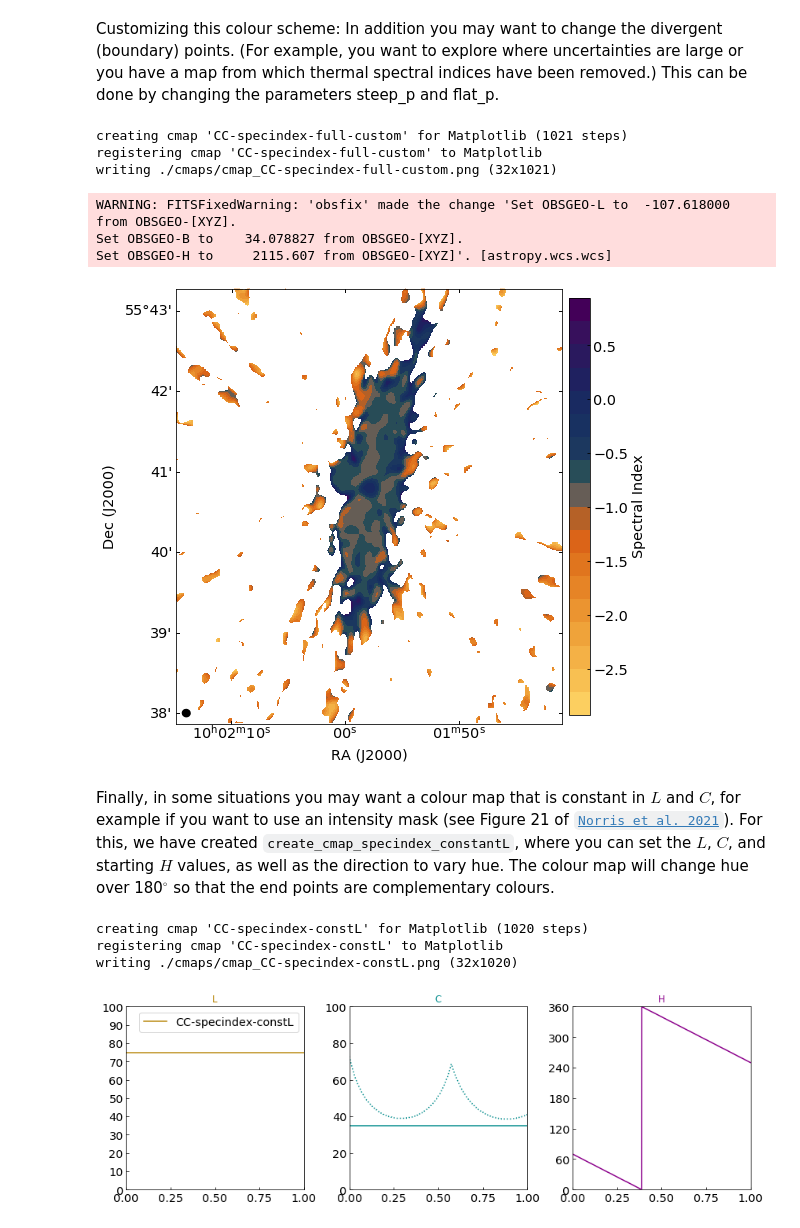
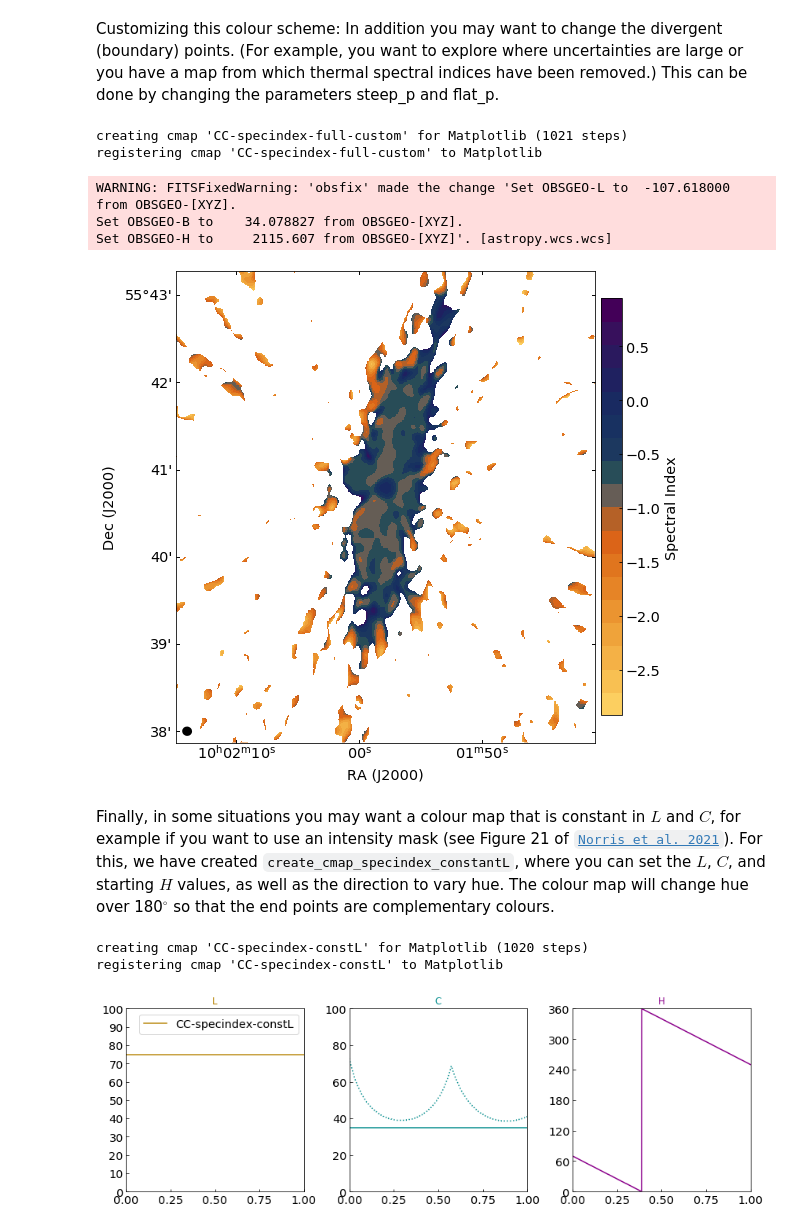
Before and after one commit to mlarichardson/CosmosCanvas, a Jupyter notebook: 1. Plot Spectral Index.ipynb, the cells around one changed output. Cells and saved outputs as stored; diff of their text form; code cells hidden in the pictures.

````diff
--- a/1. Plot Spectral Index.ipynb
+++ b/1. Plot Spectral Index.ipynb
@@ -41,6 +41,11 @@ import specindex as spx
 from colourspace import maps
 # %% [output]
 convertor = 'custom' (illuminant = 'D65')
+# %%
+# Make a folder for saving figures.
+import os
+plt_dir = 'plots'
+if not os.path.exists(plt_dir): os.makedirs(plt_dir)
 # %%
 # Create the Default Colour Map.
 
@@ -179,49 +180,42 @@ Customizing this colour scheme: In addition you may want to change the divergent
 # %%
 # Customized divergent points.
 lowSpInd = -1.2 #The most negative spectral index boundary.
 hiSpInd = -0.5  #The most positive spectral index boundary.
 
 # Set full min/max values
 cmap_full = "CC-specindex-full-custom"
 
 # Create spectral index cmap.
 spx.create_cmap_specindex(p_min,p_max,steep_p=lowSpInd,flat_p=hiSpInd,name=cmap_full)
 
 # Plot galaxy
 nsteps=18
-fig, ax = gal.plot_galaxy(fits_file,RA,DEC,ImgSize,shift,cmap_full,nsteps=nsteps,cb_name=cbar_name,TrimSwitch=TrimSwitch)
-fig.savefig('plots/plot2_gal_full_custom.png', bbox_inches = "tight")
+fig, ax = gal.plot_galaxy(fits_file,RA,DEC,ImgSize,shift,cmap_full,nsteps=nsteps,cb_name=cbar_name,TrimSwitch=TrimSwitch,figsize=(8,9))
+fig.savefig(plt_dir+'/plot2_gal_full_custom.png', bbox_inches = "tight",dpi=300)
 # %% [output]
 creating cmap 'CC-specindex-full-custom' for Matplotlib (1021 steps)
 registering cmap 'CC-specindex-full-custom' to Matplotlib
-writing ./cmaps/cmap_CC-specindex-full-custom.png (32x1021)
 WARNING: FITSFixedWarning: 'obsfix' made the change 'Set OBSGEO-L to  -107.618000 from OBSGEO-[XYZ].
 Set OBSGEO-B to    34.078827 from OBSGEO-[XYZ].
 Set OBSGEO-H to     2115.607 from OBSGEO-[XYZ]'. [astropy.wcs.wcs]
-[figure, old version]
+[figure, new version]
 # %% [markdown]
 Finally, in some situations you may want a colour map that is constant in $L$ and $C$, for example if you want to use an intensity mask (see Figure 21 of [```Norris et al. 2021```](https://ui.adsabs.harvard.edu/abs/2021arXiv210800569N/abstract)). For this, we have created `create_cmap_specindex_constantL`, where you can set the $L$, $C$, and starting $H$ values, as well as the direction to vary hue. The colour map will change hue over 180$^\circ$ so that the end points are complementary colours.
 # %%
-# Reset to default divergent points associated with the conventions
-# of steep and flat spectral indices.
-steep_p = -0.8
-flat_p = -0.1
-
-# Set min/max values
+# Set min/max data values for the colour range in the plot.
 min_value = -1.5
 max_value = 0.3
 L_0=75
 C_0=35
 H_start=70.
-H_dir='left'
+H_dir='left'  # Select colours on the colour wheel in the clockwise direction. For counter-clockwise use 'right'
 
 # Create spectral index constant L cmap.
 cmap_L0 = "CC-specindex-constL"
-spx.create_cmap_specindex_constantL(steep_p=steep_p, flat_p=flat_p,L_0=L_0,C_0=C_0,H_start=H_start,H_dir=H_dir,name=cmap_L0)
+spx.create_cmap_specindex_constantL(L_0=L_0,C_0=C_0,H_start=H_start,H_dir=H_dir,name=cmap_L0)
 # %% [output]
 creating cmap 'CC-specindex-constL' for Matplotlib (1020 steps)
 registering cmap 'CC-specindex-constL' to Matplotlib
-writing ./cmaps/cmap_CC-specindex-constL.png (32x1020)
 # %%
 # Let's show the default colour map in LCH space, again rescaled to 0:1 using the plot_path function.
 axes = maps.plot_path(cmap_L0, space='LCH', stack='H', axes=[]  , styles=['-' ], legend_label=cmap_L0)
````
Also changed, not shown: parts of 11 cells of this notebook, 5 other files.
